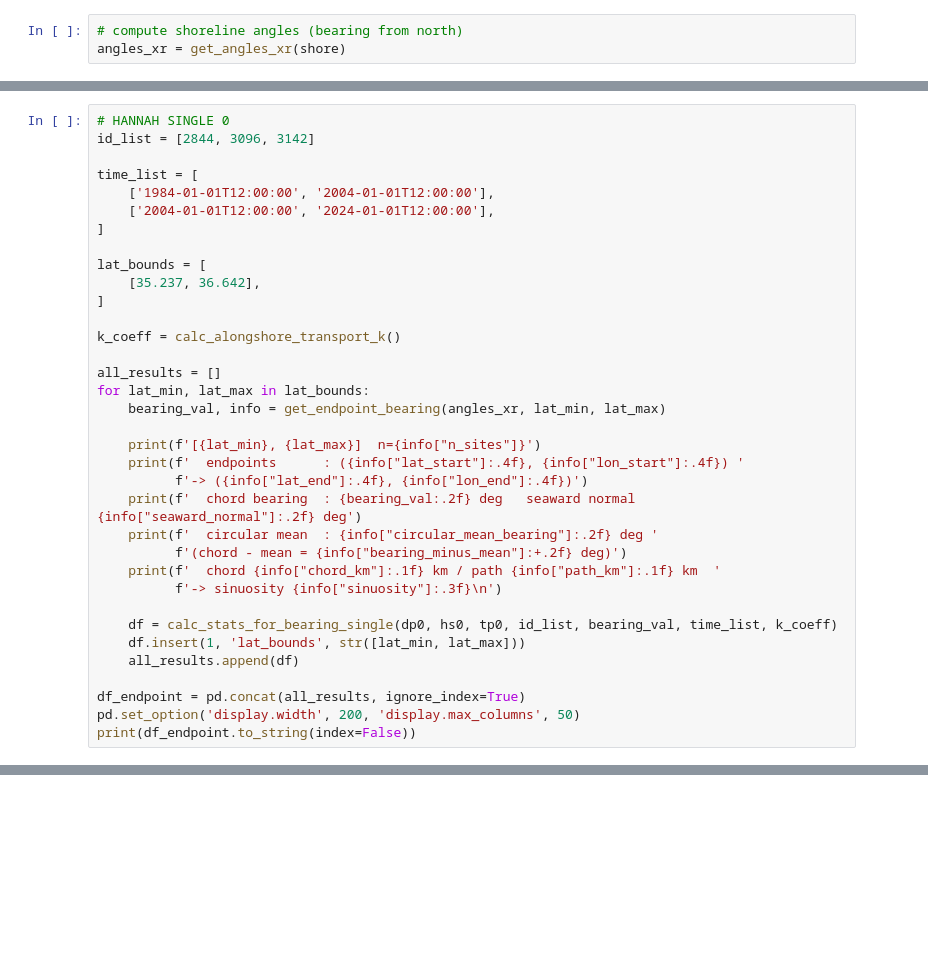
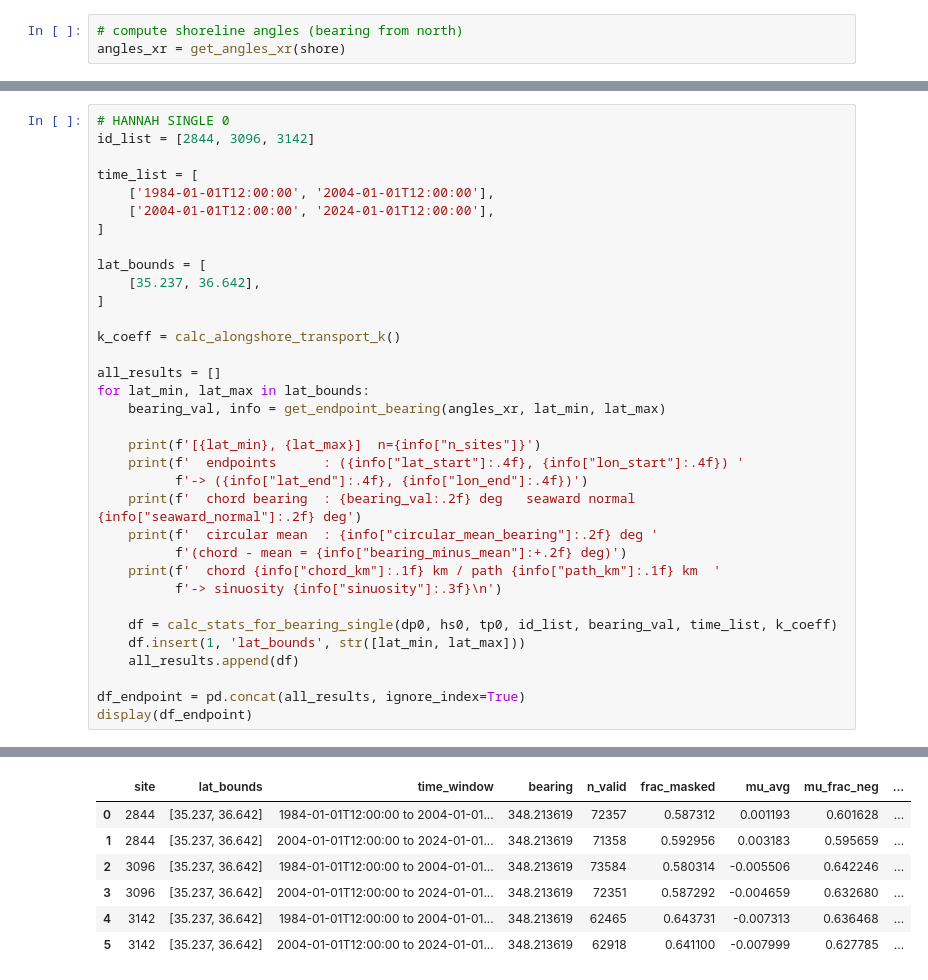
Before and after one commit to acdealy/coastal_diffusion_qs, a Jupyter notebook: quick_stats_endpoints_partitions.ipynb, the cells around one changed output, grey strips where cells are left out. Saved outputs shown, nothing was run; the diff lists cells and outputs as text; blank space fills up the shorter version.

```diff
--- a/quick_stats_endpoints_partitions.ipynb
+++ b/quick_stats_endpoints_partitions.ipynb
@@ -413,8 +409,7 @@ for lat_min, lat_max in lat_bounds:
     all_results.append(df)
 
 df_endpoint = pd.concat(all_results, ignore_index=True)
-pd.set_option('display.width', 200, 'display.max_columns', 50)
-print(df_endpoint.to_string(index=False))
+display(df_endpoint)
 # %% [output]
 [35.237, 36.642]  n=2971
   endpoints      : (35.2371, -75.5262) -> (36.5504, -75.8674)
@@ -432,3 +419,10 @@ print(df_endpoint.to_string(index=False))
+|  | site | lat_bounds | time_window | bearing | n_valid | frac_masked | mu_avg | mu_frac_neg | ... |
+| 0 | 2844 | [35.237, 36.642] | 1984-01-01T12:00:00 to 2004-01-01... | 348.213619 | 72357 | 0.587312 | 0.001193 | 0.601628 | ... |
+| 1 | 2844 | [35.237, 36.642] | 2004-01-01T12:00:00 to 2024-01-01... | 348.213619 | 71358 | 0.592956 | 0.003183 | 0.595659 | ... |
+| 2 | 3096 | [35.237, 36.642] | 1984-01-01T12:00:00 to 2004-01-01... | 348.213619 | 73584 | 0.580314 | -0.005506 | 0.642246 | ... |
+| 3 | 3096 | [35.237, 36.642] | 2004-01-01T12:00:00 to 2024-01-01... | 348.213619 | 72351 | 0.587292 | -0.004659 | 0.632680 | ... |
+| 4 | 3142 | [35.237, 36.642] | 1984-01-01T12:00:00 to 2004-01-01... | 348.213619 | 62465 | 0.643731 | -0.007313 | 0.636468 | ... |
+| 5 | 3142 | [35.237, 36.642] | 2004-01-01T12:00:00 to 2024-01-01... | 348.213619 | 62918 | 0.641100 | -0.007999 | 0.627785 | ... |
 # %%
 # HANNAH SINGLE 1
 id_list = [2844, 3096, 3142]
```
Also changed, not shown: parts of 6 cells of this notebook.
